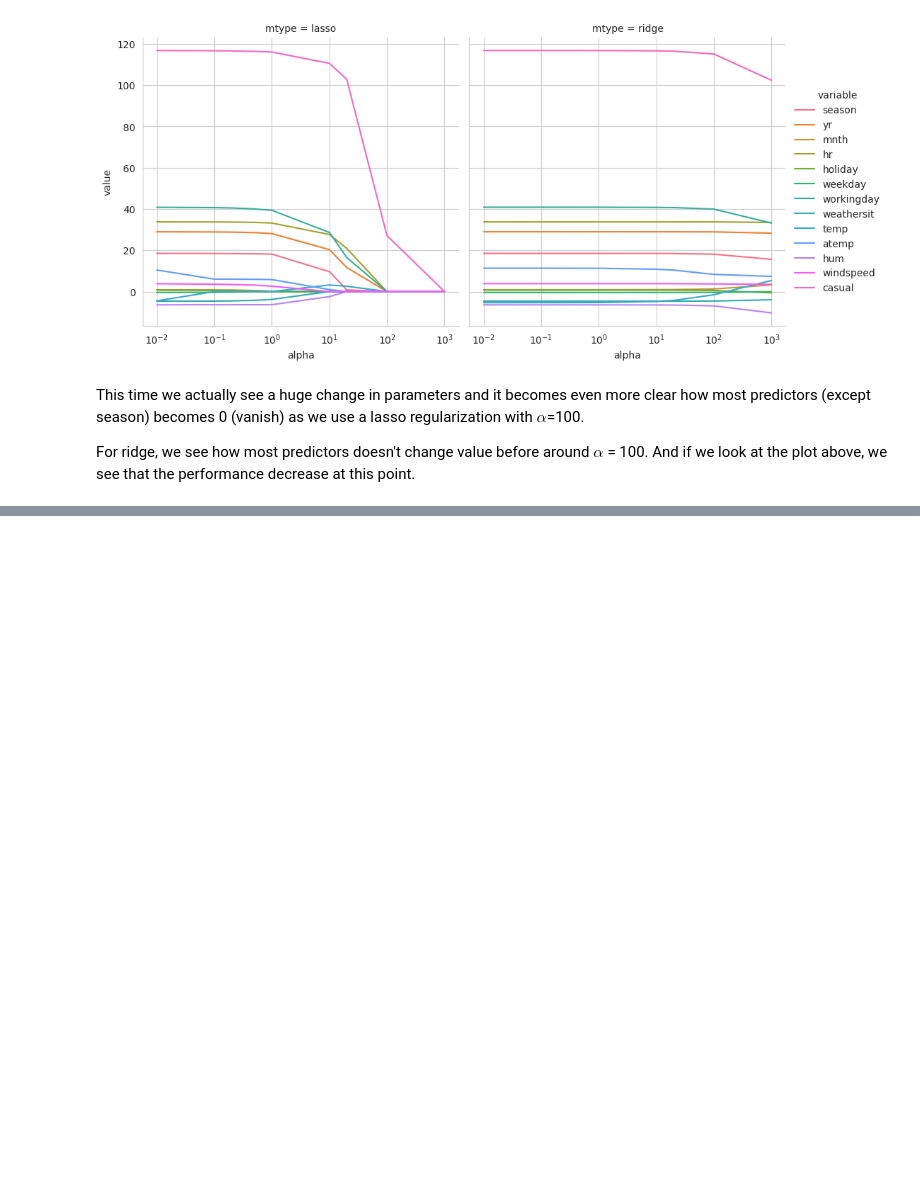
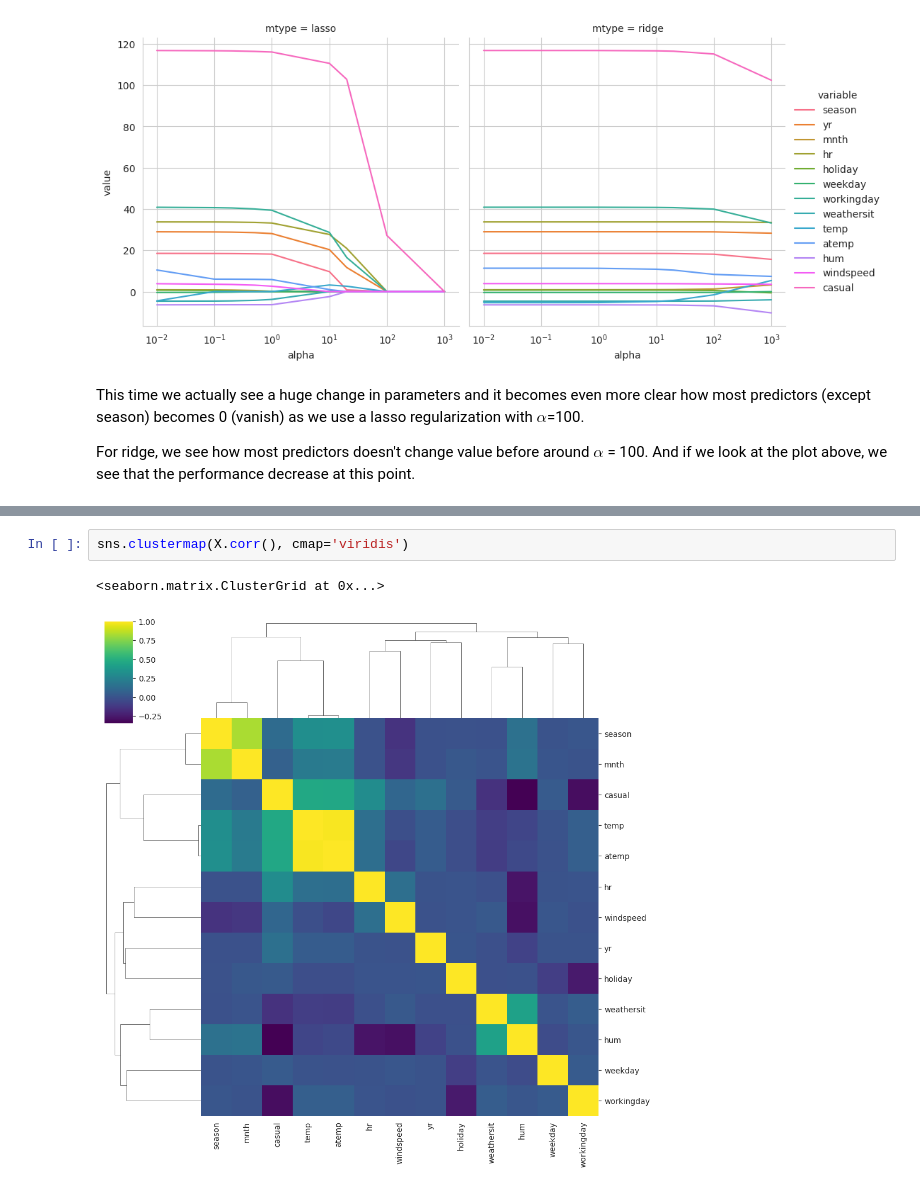
Before and after one commit to laurawpaaby/DataSci-AU-24, a Jupyter notebook: nbs/class_03/exercise_ANSWER.ipynb, the cells around one changed output, grey strips where cells are left out. Cells and saved outputs as stored; diff of their text form; blank space fills up the shorter version.

```diff
--- a/nbs/class_03/exercise_ANSWER.ipynb
+++ b/nbs/class_03/exercise_ANSWER.ipynb
@@ -403,0 +424,5 @@ grid.set(xscale="log")
+# %%
+sns.clustermap(X.corr(), cmap='viridis')
+# %% [output]
+<seaborn.matrix.ClusterGrid at 0x...>
+[figure, added]
```
Also changed, not shown: parts of 1 cell of this notebook.
